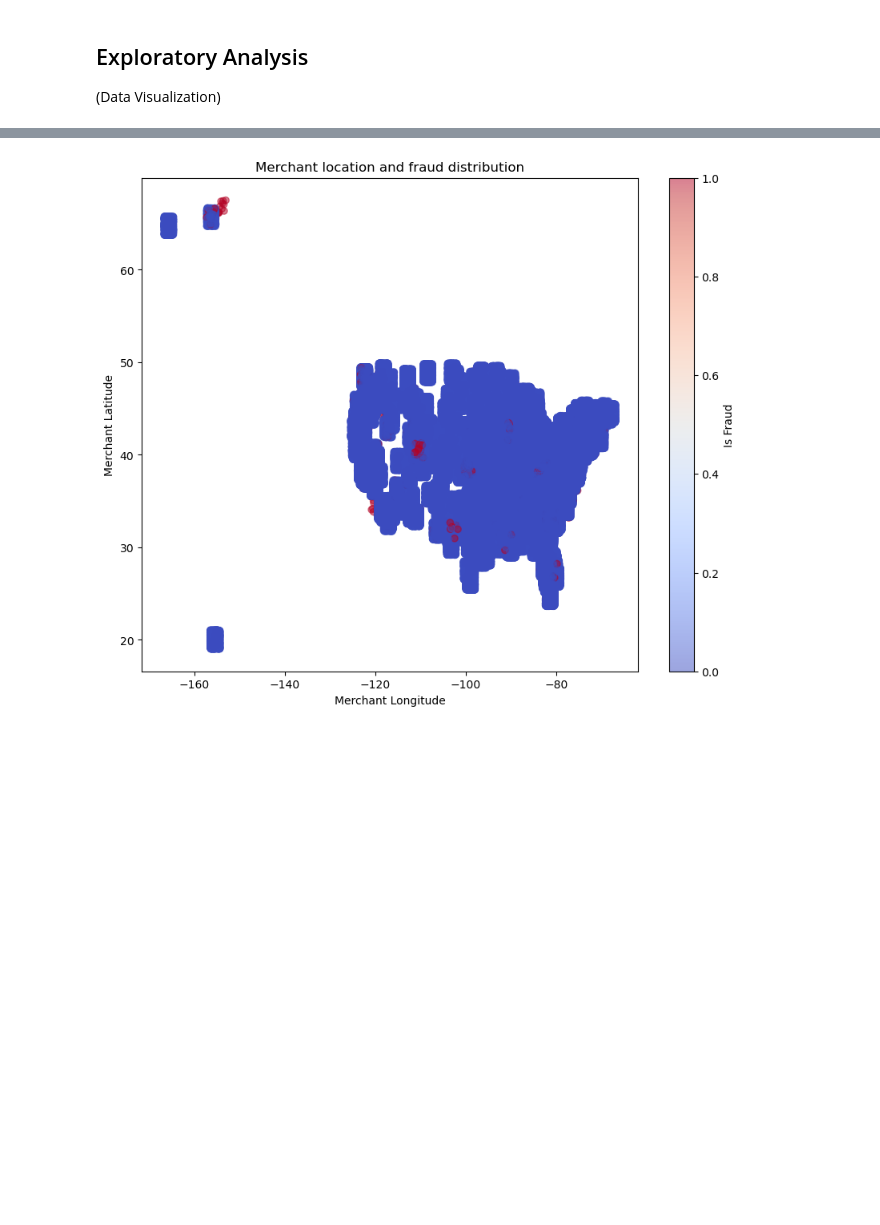
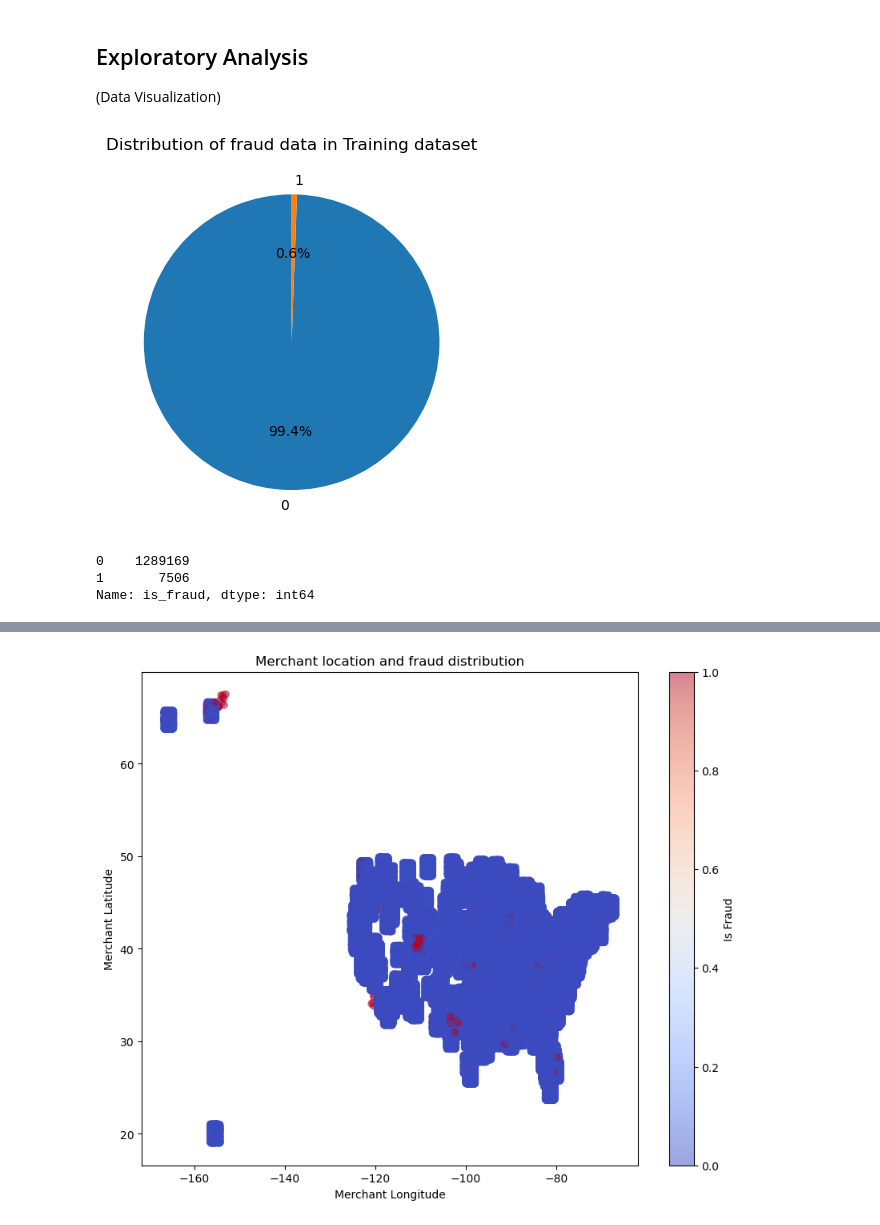
Before and after one commit to seetharamanr86/Fraud-Detection-on-Credit-Card-Transactions, a Jupyter notebook: capstone - credit card fraud analysis.ipynb, the cells around one changed output, grey strips where cells are left out. Cells and saved outputs as stored; diff of their text form; code cells hidden in the pictures; blank space fills up the shorter version.

```diff
--- a/capstone - credit card fraud analysis.ipynb
+++ b/capstone - credit card fraud analysis.ipynb
@@ -193,3 +193,15 @@ Note: There are no duplicate rows.
 # %% [markdown]
 ## Exploratory Analysis
 (Data Visualization)
+# %%
+# Distribution of fraudulent transactions in training data
+value_counts = data_train['is_fraud'].value_counts()
+plt.pie(value_counts, labels=value_counts.index, autopct='%1.1f%%', startangle=90)
+plt.title('Distribution of fraud data in Training dataset')
+plt.show()
+print(value_counts)
+# %% [output]
+[figure, added]
+0    1289169
+1       7506
+Name: is_fraud, dtype: int64
```
Also changed, not shown: parts of 34 cells of this notebook.
